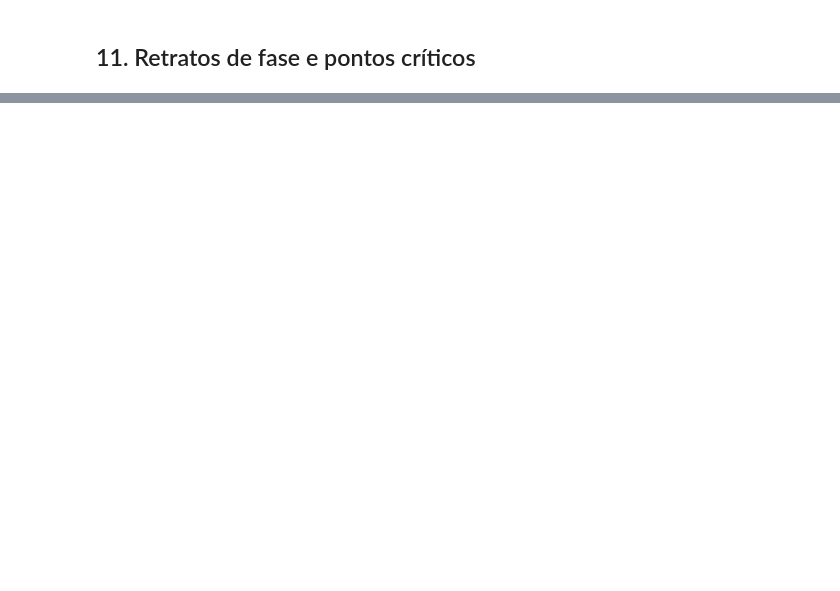
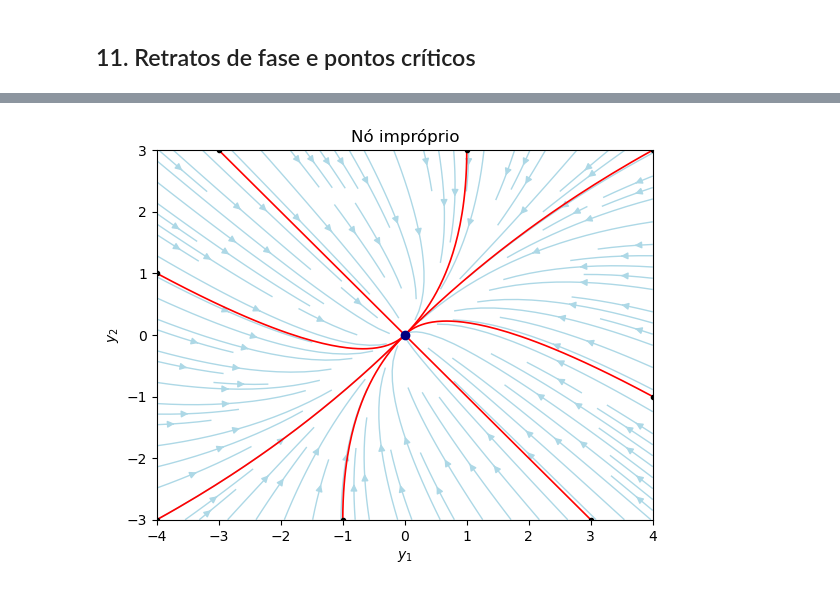
Before and after one commit to tiagoburiol/MatComp_III, a Jupyter notebook: Notebook 11 - Retratos de fase e pontos críticos/11_retratos_de_fase_pontos_criticos.ipynb, the cells around one changed output, grey strips where cells are left out. Saved outputs shown, nothing was run; the diff lists cells and outputs as text; code cells hidden in the pictures; blank space fills up the shorter version.

```diff
--- a/Notebook 11 - Retratos de fase e pontos críticos/11_retratos_de_fase_pontos_criticos.ipynb
+++ b/Notebook 11 - Retratos de fase e pontos críticos/11_retratos_de_fase_pontos_criticos.ipynb
@@ -280,0 +19,32 @@ BRANNAN, James R.; BOYCE, William E. Equações Diferenciais uma Introdução a
+# %%
+def retrato_de_fase(A, b=(0, 0), xlim=(-4, 4), ylim=(-3, 3), iniciais=(), T=20, ax=None):
+    """Desenha o retrato de fase de y' = A y + b: linhas de fluxo, trajetórias que
+    passam pelos pontos em `iniciais` (calculadas para t em [-T, T], parando quando
+    saem da janela) e o ponto crítico."""
+    A = np.array(A, dtype=float)
+    b = np.array(b, dtype=float)
+    if ax is None:
+        ax = plt.gca()
+    Y1, Y2 = np.meshgrid(np.linspace(*xlim, 30), np.linspace(*ylim, 30))
+    V1 = A[0,0]*Y1 + A[0,1]*Y2 + b[0]
+    V2 = A[1,0]*Y1 + A[1,1]*Y2 + b[1]
+    ax.streamplot(Y1, Y2, V1, V2, color='lightblue', density=1.2, linewidth=1)
+
+    F = lambda t, y: A @ y + b
+    # evento: interrompe a integração quando a trajetória se afasta bastante da janela
+    cx, cy = np.mean(xlim), np.mean(ylim)
+    lx, ly = xlim[1] - xlim[0], ylim[1] - ylim[0]
+    fora = lambda t, y: max(abs(y[0] - cx)/lx, abs(y[1] - cy)/ly) - 1
+    fora.terminal = True
+    for y0 in iniciais:
+        for t_final in (T, -T):                      # para a frente e para trás no tempo
+            s = solve_ivp(F, (0, t_final), y0, max_step=0.02, events=fora)
+            ax.plot(s.y[0], s.y[1], 'r-', lw=1.2)
+        ax.plot(*y0, 'ko', ms=3)
+
+    if np.linalg.det(A) != 0:
+        eq = np.linalg.solve(A, -b)
+        ax.plot(*eq, 'o', color='navy', ms=6)        # ponto crítico
+    ax.set_xlim(xlim); ax.set_ylim(ylim)
+    ax.set_xlabel('$y_1$'); ax.set_ylabel('$y_2$')
+    return ax
@@ -280,0 +62,7 @@ BRANNAN, James R.; BOYCE, William E. Equações Diferenciais uma Introdução a
+# %%
+iniciais = [(-4, 1), (-3, 3), (4, -1), (3, -3), (1, 3), (-1, -3), (4, 3), (-4, -3)]
+retrato_de_fase([[-3, 1], [1, -3]], iniciais=iniciais)
+plt.title('Nó impróprio')
+plt.show()
+# %% [output]
+[figure, added]
```
Also changed, not shown: parts of 65 cells of this notebook, 1 other file.
